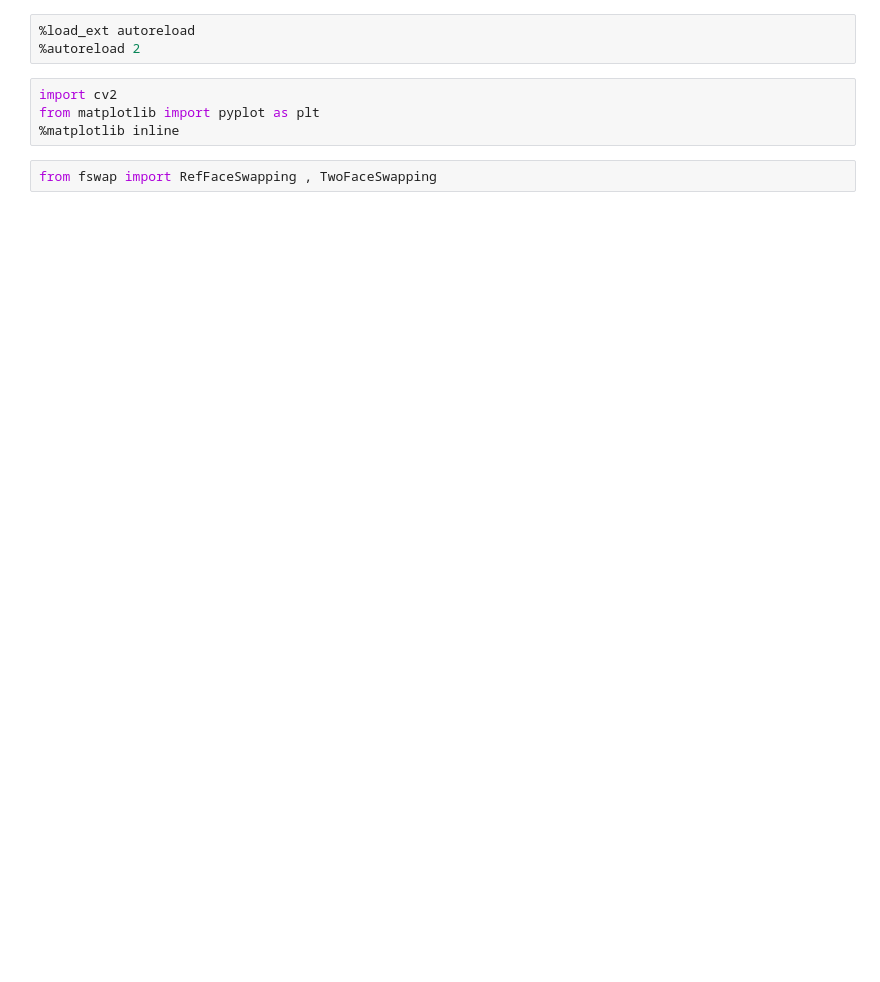
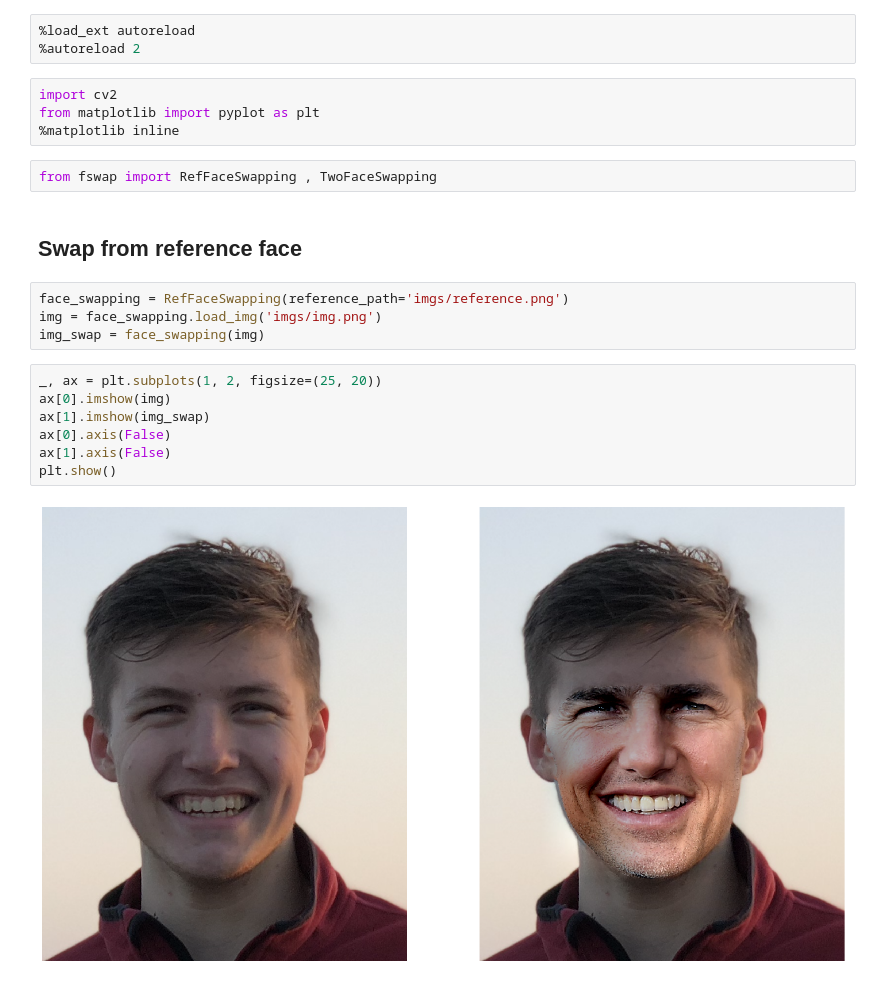
Before and after one commit to Tismoney/FaceSwapping, a Jupyter notebook: Fast Guide.ipynb, the cells around one changed output. Saved outputs shown, nothing was run; the diff lists cells and outputs as text; blank space fills up the shorter version.

```diff
--- a/Fast Guide.ipynb
+++ b/Fast Guide.ipynb
@@ -7,3 +7,18 @@ from matplotlib import pyplot as plt
 %matplotlib inline
 # %%
 from fswap import RefFaceSwapping , TwoFaceSwapping
+# %% [markdown]
+## Swap from reference face
+# %%
+face_swapping = RefFaceSwapping(reference_path='imgs/reference.png')
+img = face_swapping.load_img('imgs/img.png')
+img_swap = face_swapping(img)
+# %%
+_, ax = plt.subplots(1, 2, figsize=(25, 20))
+ax[0].imshow(img)
+ax[1].imshow(img_swap)
+ax[0].axis(False)
+ax[1].axis(False)
+plt.show()
+# %% [output]
+[figure, added]
```
Also changed, not shown: parts of 14 cells of this notebook.
